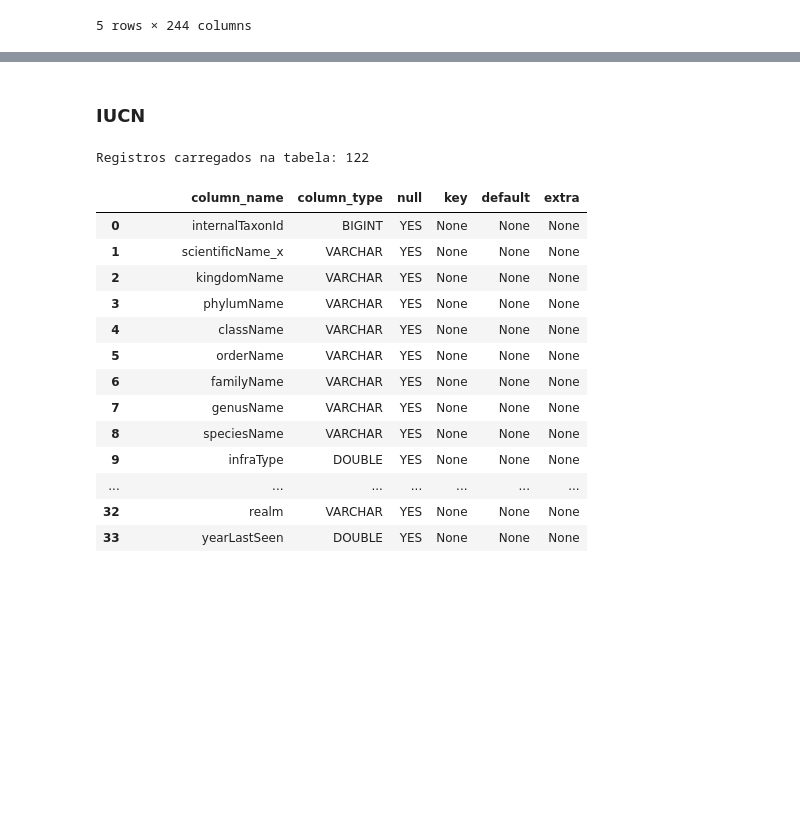
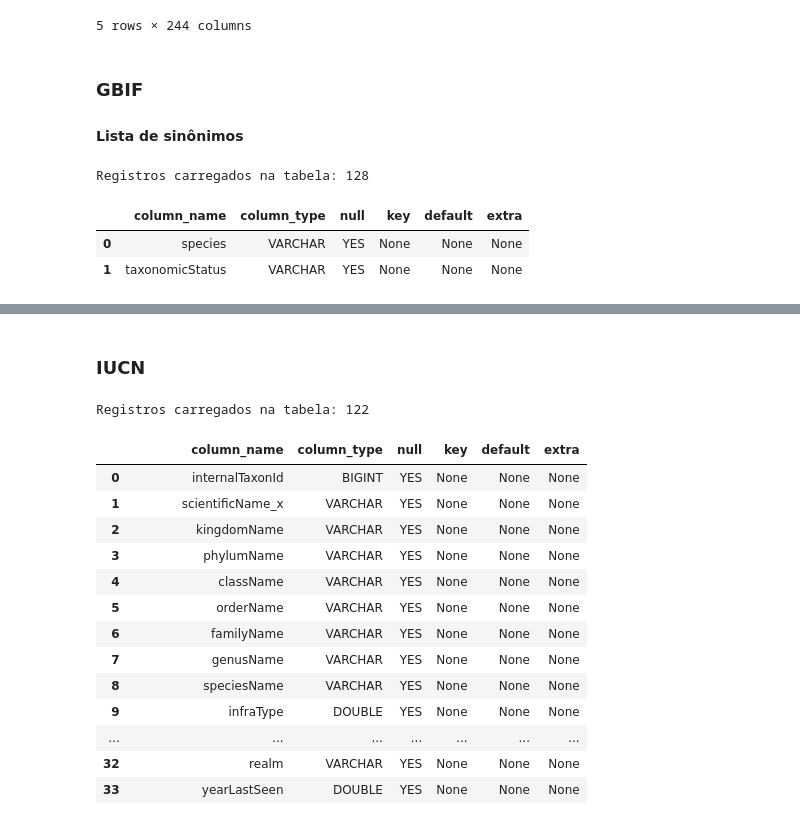
Before and after one commit to xaaaandao/din4072-applied-data-science, a Jupyter notebook: 03load.ipynb, the cells around one changed output, grey strips where cells are left out. Saved outputs shown, nothing was run; the diff lists cells and outputs as text; code cells hidden in the pictures; blank space fills up the shorter version.

```diff
--- a/03load.ipynb
+++ b/03load.ipynb
@@ -58,3 +58,25 @@ conn.execute("SELECT * FROM gbif LIMIT 5").df()
 | 3 | 4031950051 | 7bd65a7a-f762-11e1-a439-00145eb45e9a | 90fd6680-349f-11d8-aa2d-b8a03c50a862 | <NA> | c4e134d3-c68f-406d-a116-6a37895602e0 | 90fd6680-349f-11d8-aa2d-b8a03c50a862 | ... |
 | 4 | 4061265601 | e053ff53-c156-4e2e-b9b5-4462e9625424 | 90fd6680-349f-11d8-aa2d-b8a03c50a862 | <NA> | c4e134d3-c68f-406d-a116-6a37895602e0 | 90fd6680-349f-11d8-aa2d-b8a03c50a862 | ... |
 5 rows × 244 columns
+# %% [markdown]
+### GBIF
+#### Lista de sinônimos
+# %%
+local_file = "./gbif/gbif_classifications.parquet"
+
+conn.execute("DROP TABLE IF EXISTS gbif_classifications")
+conn.execute(f"""
+    CREATE TABLE gbif_classifications AS
+    SELECT DISTINCT(*) FROM read_parquet('{local_file}')
+""")
+
+result = conn.execute("SELECT COUNT(*) FROM gbif_classifications").fetchone()
+print(f"Registros carregados na tabela: {result[0]:,}")
+# %% [output]
+Registros carregados na tabela: 128
+# %%
+conn.execute("DESCRIBE gbif_classifications").df()
+# %% [output]
+|  | column_name | column_type | null | key | default | extra |
+| 0 | species | VARCHAR | YES | None | None | None |
+| 1 | taxonomicStatus | VARCHAR | YES | None | None | None |
```
Also changed, not shown: parts of 2 cells of this notebook, 3 other files.
